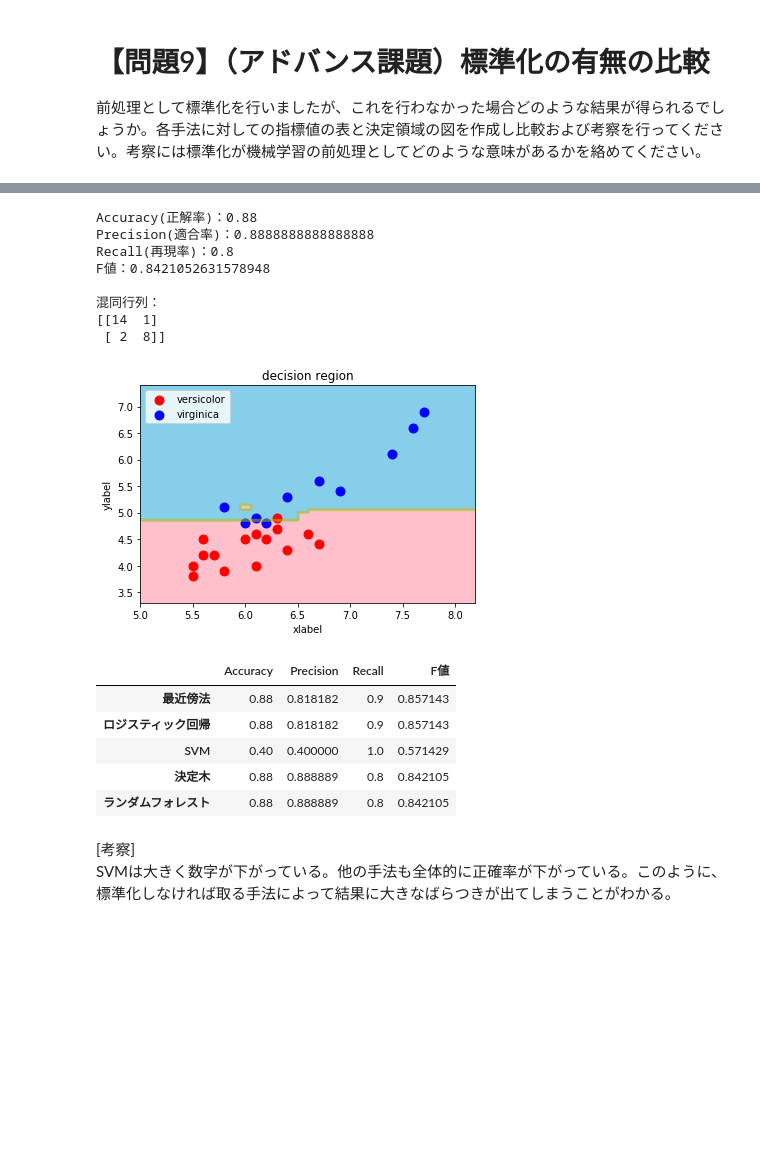
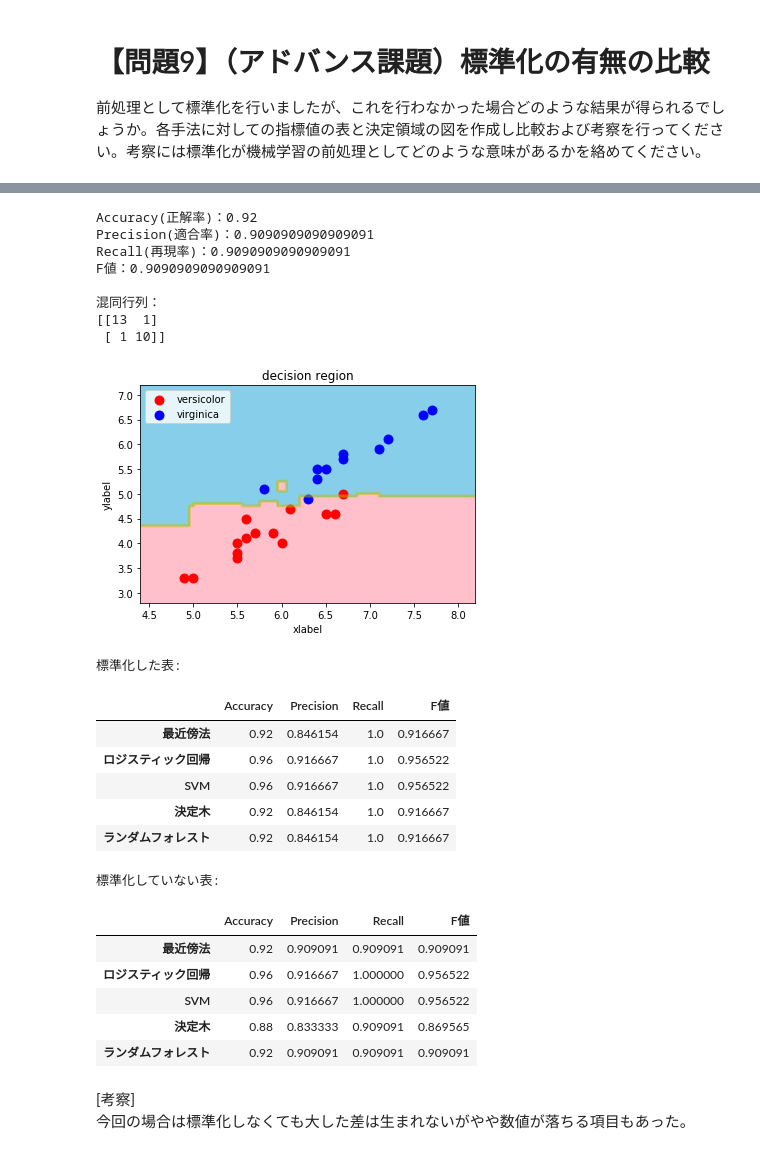
Before and after one commit to Go-to-Ray/diveintocode-ml-1, a Jupyter notebook: week4/week4_task1.ipynb, the cells around one changed output, grey strips where cells are left out. Cells and saved outputs as stored; diff of their text form; code cells hidden in the pictures; blank space fills up the shorter version.

```diff
--- a/week4/week4_task1.ipynb
+++ b/week4/week4_task1.ipynb
@@ -427,12 +427,12 @@ F値：0.8571428571428572
 #SVM
 svm = SVC()
 svm.fit(x_train,y_train)
-y_pred_s  =svc.predict(x_test)
+y_pred_s  =svm.predict(x_test)
 values2[2,:] = accuracy_score(y_test,y_pred_s),precision_score(y_test,y_pred_s),recall_score(y_test,y_pred_s),f1_score(y_test,y_pred_s)
 print("Accuracy(正解率)：{}".format(values2[2,0]))
 print("Precision(適合率)：{}".format(values2[2,1]))
 print("Recall(再現率)：{}".format(values2[2,2]))
 print("F値：{}".format(values2[2,3]))
 print("\n混同行列：\n{}".format(confusion_matrix(y_test,y_pred_s)))
-decision_region(x_test,y_test,svc)
+decision_region(x_test,y_test,svm)
 # %% [output]
@@ -480,24 +480,35 @@ print("F値：{}".format(values2[4,3]))
 print("\n混同行列：\n{}".format(confusion_matrix(y_test,y_pred_r)))
 decision_region(x_test,y_test,rf)
 # %% [output]
-Accuracy(正解率)：0.88
-Precision(適合率)：0.8888888888888888
-Recall(再現率)：0.8
-F値：0.8421052631578948
+Accuracy(正解率)：0.92
+Precision(適合率)：0.9090909090909091
+Recall(再現率)：0.9090909090909091
+F値：0.9090909090909091
 
 混同行列：
-[[14  1]
- [ 2  8]]
+[[13  1]
+ [ 1 10]]
-[figure, old version]
+[figure, new version]
 # %%
-pd.DataFrame(values2,index = ["最近傍法","ロジスティック回帰","SVM","決定木","ランダムフォレスト"],columns = ["Accuracy","Precision","Recall","F値"])
+print("標準化した表:")
+display(pd.DataFrame(values,index = ["最近傍法","ロジスティック回帰","SVM","決定木","ランダムフォレスト"],columns = ["Accuracy","Precision","Recall","F値"]))
+print("標準化していない表:")
+display(pd.DataFrame(values2,index = ["最近傍法","ロジスティック回帰","SVM","決定木","ランダムフォレスト"],columns = ["Accuracy","Precision","Recall","F値"]))
 # %% [output]
+標準化した表:
 |  | Accuracy | Precision | Recall | F値 |
-| 最近傍法 | 0.88 | 0.818182 | 0.9 | 0.857143 |
-| ロジスティック回帰 | 0.88 | 0.818182 | 0.9 | 0.857143 |
-| SVM | 0.40 | 0.400000 | 1.0 | 0.571429 |
-| 決定木 | 0.88 | 0.888889 | 0.8 | 0.842105 |
-| ランダムフォレスト | 0.88 | 0.888889 | 0.8 | 0.842105 |
+| 最近傍法 | 0.92 | 0.846154 | 1.0 | 0.916667 |
+| ロジスティック回帰 | 0.96 | 0.916667 | 1.0 | 0.956522 |
+| SVM | 0.96 | 0.916667 | 1.0 | 0.956522 |
+| 決定木 | 0.92 | 0.846154 | 1.0 | 0.916667 |
+| ランダムフォレスト | 0.92 | 0.846154 | 1.0 | 0.916667 |
+標準化していない表:
+|  | Accuracy | Precision | Recall | F値 |
+| 最近傍法 | 0.92 | 0.909091 | 0.909091 | 0.909091 |
+| ロジスティック回帰 | 0.96 | 0.916667 | 1.000000 | 0.956522 |
+| SVM | 0.96 | 0.916667 | 1.000000 | 0.956522 |
+| 決定木 | 0.88 | 0.833333 | 0.909091 | 0.869565 |
+| ランダムフォレスト | 0.92 | 0.909091 | 0.909091 | 0.909091 |
-# %% [markdown]
-[考察]
-SVMは大きく数字が下がっている。他の手法も全体的に正確率が下がっている。このように、標準化しなければ取る手法によって結果に大きなばらつきが出てしまうことがわかる。
+# %% [markdown]
+[考察]
+今回の場合は標準化しなくても大した差は生まれないがやや数値が落ちる項目もあった。
```
Also changed, not shown: parts of 12 cells of this notebook.
